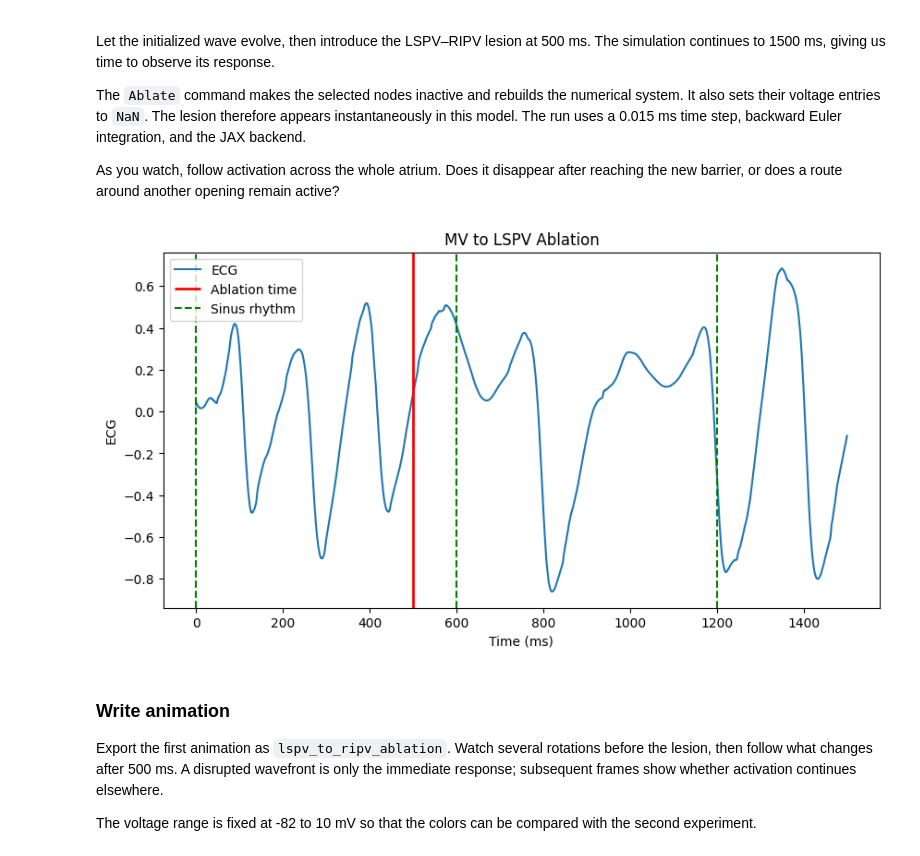
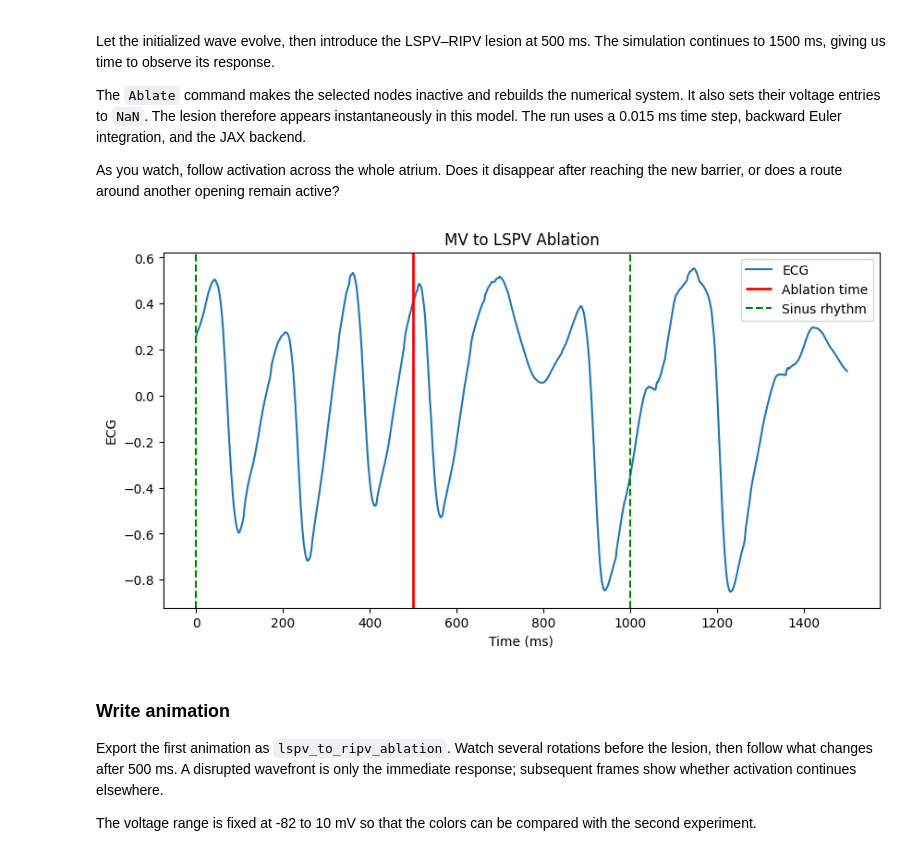
Before and after one commit to finitewave/Finitewave-Tools, a Jupyter notebook: Tutorials/Atrial Tachycardia Ablation.ipynb, the cells around one changed output. Drawn from its saved outputs; the diff is of its cells as text; code cells hidden in the pictures.

```diff
--- a/Tutorials/Atrial Tachycardia Ablation.ipynb
+++ b/Tutorials/Atrial Tachycardia Ablation.ipynb
@@ -287,33 +306,34 @@ class Ablate(fw.Command):
         self.ablation_ids = ablation_ids
 
     def execute(self, simulation):
-        simulation.cardiac_tissue.mesh[self.ablation_ids] = 2
+        ablation_ids = simulation.backend.wrap_indexes(self.ablation_ids)
+        simulation.cardiac_tissue.mesh[ablation_ids] = 2
         simulation.spatial_discretization.update_weights()
         simulation.time_integration.assemble_system()
         simulation.cardiac_model._u = simulation.backend.set_flat_values(
-            simulation.cardiac_model._u, self.ablation_ids, U_REST
+            simulation.cardiac_model._u, ablation_ids, U_REST
         )
         simulation.time_integration.u = simulation.backend.set_flat_values(
-            simulation.time_integration.u, self.ablation_ids, U_REST
+            simulation.time_integration.u, ablation_ids, U_REST
         )
         simulation.time_integration.u_old = simulation.backend.set_flat_values(
-            simulation.time_integration.u_old, self.ablation_ids, U_REST
+            simulation.time_integration.u_old, ablation_ids, U_REST
         )
         simulation.time_integration.u_old_2 = simulation.backend.set_flat_values(
-            simulation.time_integration.u_old_2, self.ablation_ids, U_REST
+            simulation.time_integration.u_old_2, ablation_ids, U_REST
         )
 
 
 ABLATION_TIME = 500
+SINUS_PERIOD = 1000
 T_MAX = 1500
 
 cardiac_model = fw.Courtemanche()
 cardiac_model.set_parameters(remodeled_params)
-cardiac_model.prepacing(stim_prepacing)
 cardiac_model.set_variables(state_vars)
 
 stim_sequence = fw.StimSequence()
-for sinus_time in np.arange(0, T_MAX, 600):
+for sinus_time in np.arange(0, T_MAX, SINUS_PERIOD):
     stim_sequence.add_stim(
         fw.StimCurrentElectrodes(time=sinus_time, curr_value=30, duration=1,
                                  coords=points[sinus_node_ids], size=3.0)
@@ -326,35 +346,35 @@ tracker_sequence = fw.TrackerSequence()
 tracker_sequence.add_tracker(anim_tracker)
 tracker_sequence.add_tracker(ecg_tracker)
 
 simulation = fw.CardiacSimulation(dt=0.015, t_max=T_MAX, backend="jax")
 simulation.cardiac_tissue = fw.CardiacTissue(coords=points, elems=elems,
                                              elem_type=fw.ElementType.TRIANGLE)
 simulation.cardiac_model = cardiac_model
 simulation.stim_sequence = stim_sequence
 simulation.time_integration = fw.BackwardEulerTimeIntegration(atol=1e-6, maxiter=100)
 simulation.tracker_sequence = tracker_sequence
 simulation.command_sequence = fw.CommandSequence()
 simulation.command_sequence.add_command(Ablate(time=ABLATION_TIME, ablation_ids=ablation_line_ids_1))
 
 simulation.run()
 
 plt.figure(figsize=(10, 5))
 plt.plot(ecg_tracker.tracking_times, ecg_tracker.output, label="ECG")
 ymin = plt.ylim()[0]
 ymax = plt.ylim()[1]
 plt.vlines(x=ABLATION_TIME, ymin=ymin, ymax=ymax, color="red", linestyle="-",
            label="Ablation time", lw=2)
-for stim_time in np.arange(0, T_MAX, 600):
+for stim_time in np.arange(0, T_MAX, SINUS_PERIOD):
     plt.vlines(x=stim_time, ymin=ymin, ymax=ymax, color="green", linestyle="--",
                label="Sinus rhythm" if stim_time == 0 else None)
 plt.ylim(ymin, ymax)
 plt.xlabel("Time (ms)")
 plt.ylabel("ECG")
 plt.title("MV to LSPV Ablation")
 plt.legend()
 plt.show()
 # %% [output]
-[figure, old version]
+[figure, new version]
 # %% [markdown]
 ### Write animation
 
```
Also changed, not shown: parts of 5 cells of this notebook, 15 other files.
